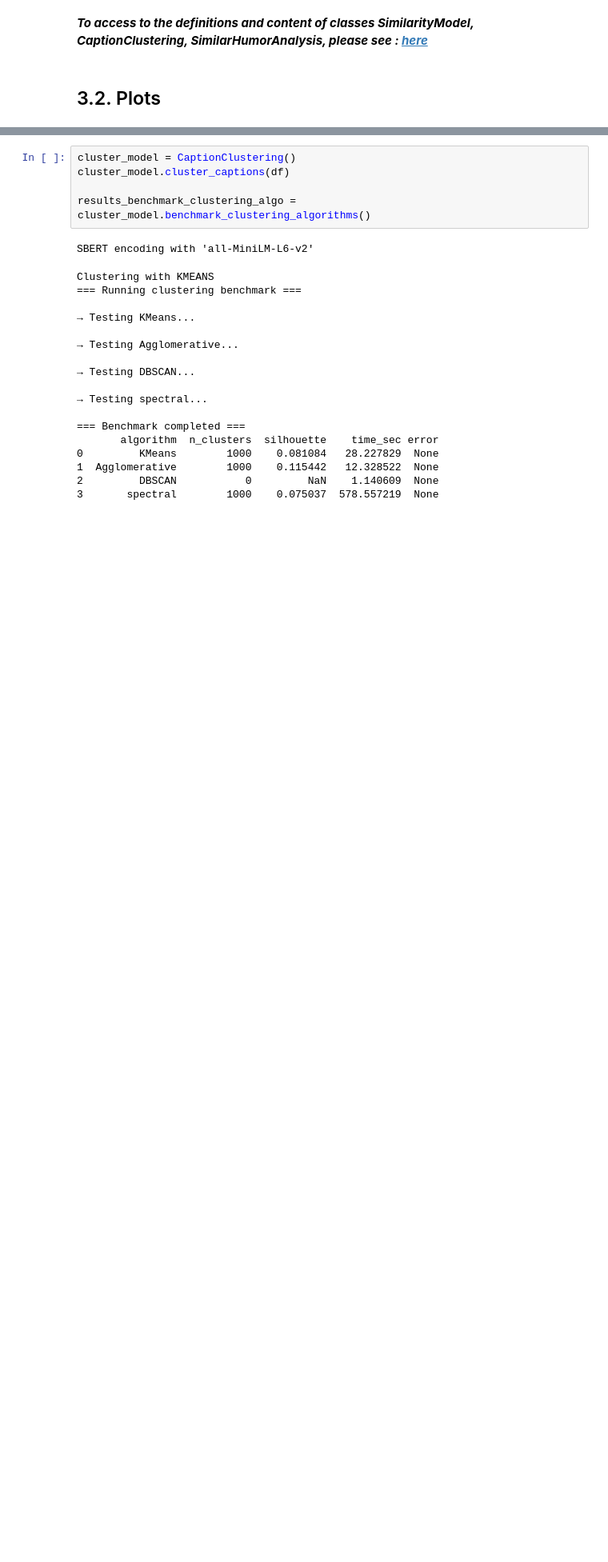
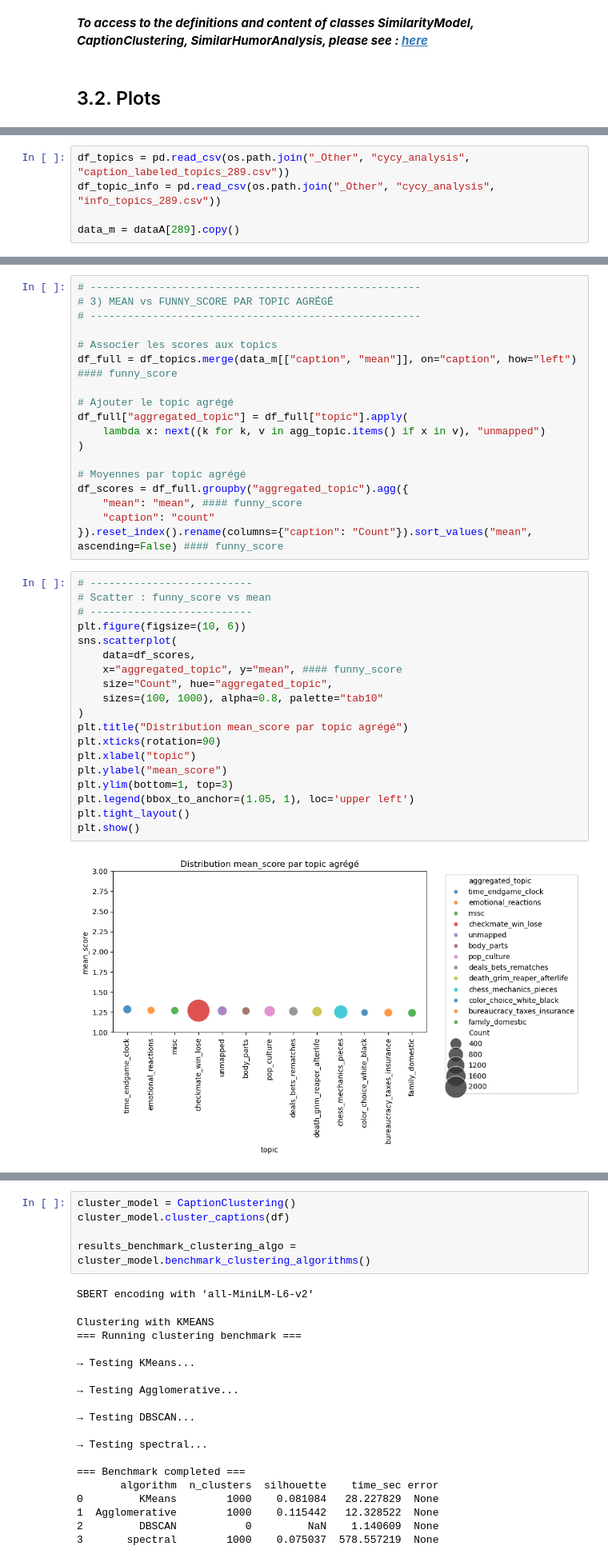
Before and after one commit to epfl-ada/ada-2025-project-adacore42, a Jupyter notebook: results_MS3.ipynb, the cells around one changed output, grey strips where cells are left out. Shown at 80% size. Saved outputs shown, nothing was run; the diff lists cells and outputs as text; blank space fills up the shorter version.

```diff
--- a/results_MS3.ipynb
+++ b/results_MS3.ipynb
@@ -332,0 +428,5 @@ if sample_size and len(df) > sample_size:
+# %%
+df_topics = pd.read_csv(os.path.join("_Other", "cycy_analysis", "caption_labeled_topics_289.csv"))
+df_topic_info = pd.read_csv(os.path.join("_Other", "cycy_analysis", "info_topics_289.csv"))
+
+data_m = dataA[289].copy()
@@ -332,0 +485,39 @@ if sample_size and len(df) > sample_size:
+# %%
+# -----------------------------------------------------
+# 3) MEAN vs FUNNY_SCORE PAR TOPIC AGRÉGÉ
+# -----------------------------------------------------
+
+# Associer les scores aux topics
+df_full = df_topics.merge(data_m[["caption", "mean"]], on="caption", how="left") #### funny_score
+
+# Ajouter le topic agrégé
+df_full["aggregated_topic"] = df_full["topic"].apply(
+    lambda x: next((k for k, v in agg_topic.items() if x in v), "unmapped")
+)
+
+# Moyennes par topic agrégé
+df_scores = df_full.groupby("aggregated_topic").agg({
+    "mean": "mean", #### funny_score
+    "caption": "count"
+}).reset_index().rename(columns={"caption": "Count"}).sort_values("mean", ascending=False) #### funny_score
+# %%
+# --------------------------
+# Scatter : funny_score vs mean
+# --------------------------
+plt.figure(figsize=(10, 6))
+sns.scatterplot(
+    data=df_scores,
+    x="aggregated_topic", y="mean", #### funny_score
+    size="Count", hue="aggregated_topic",
+    sizes=(100, 1000), alpha=0.8, palette="tab10"
+)
+plt.title("Distribution mean_score par topic agrégé")
+plt.xticks(rotation=90)
+plt.xlabel("topic")
+plt.ylabel("mean_score")
+plt.ylim(bottom=1, top=3)
+plt.legend(bbox_to_anchor=(1.05, 1), loc='upper left')
+plt.tight_layout()
+plt.show()
+# %% [output]
+[figure, added]
```
Also changed, not shown: parts of 20 cells of this notebook, 1 other file.
